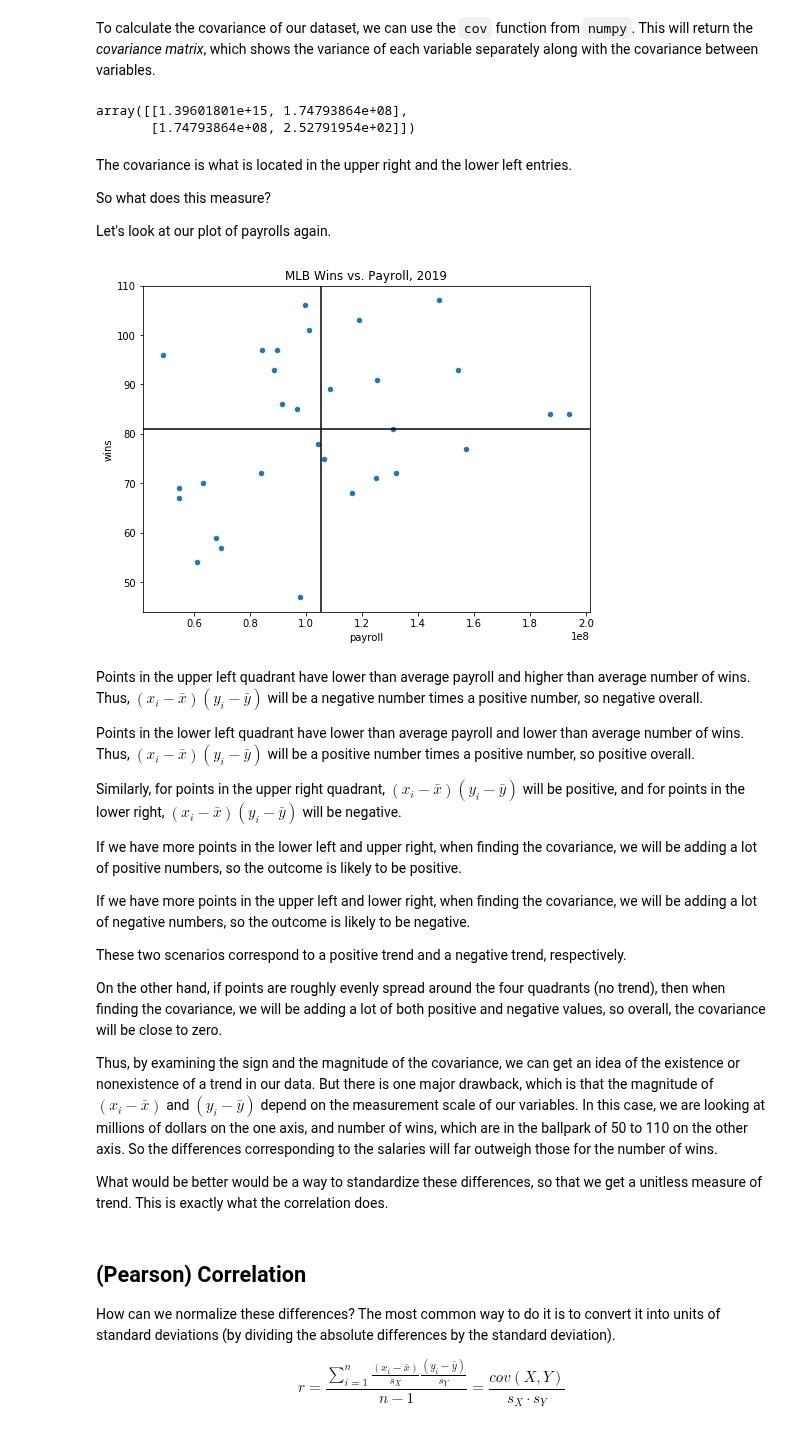
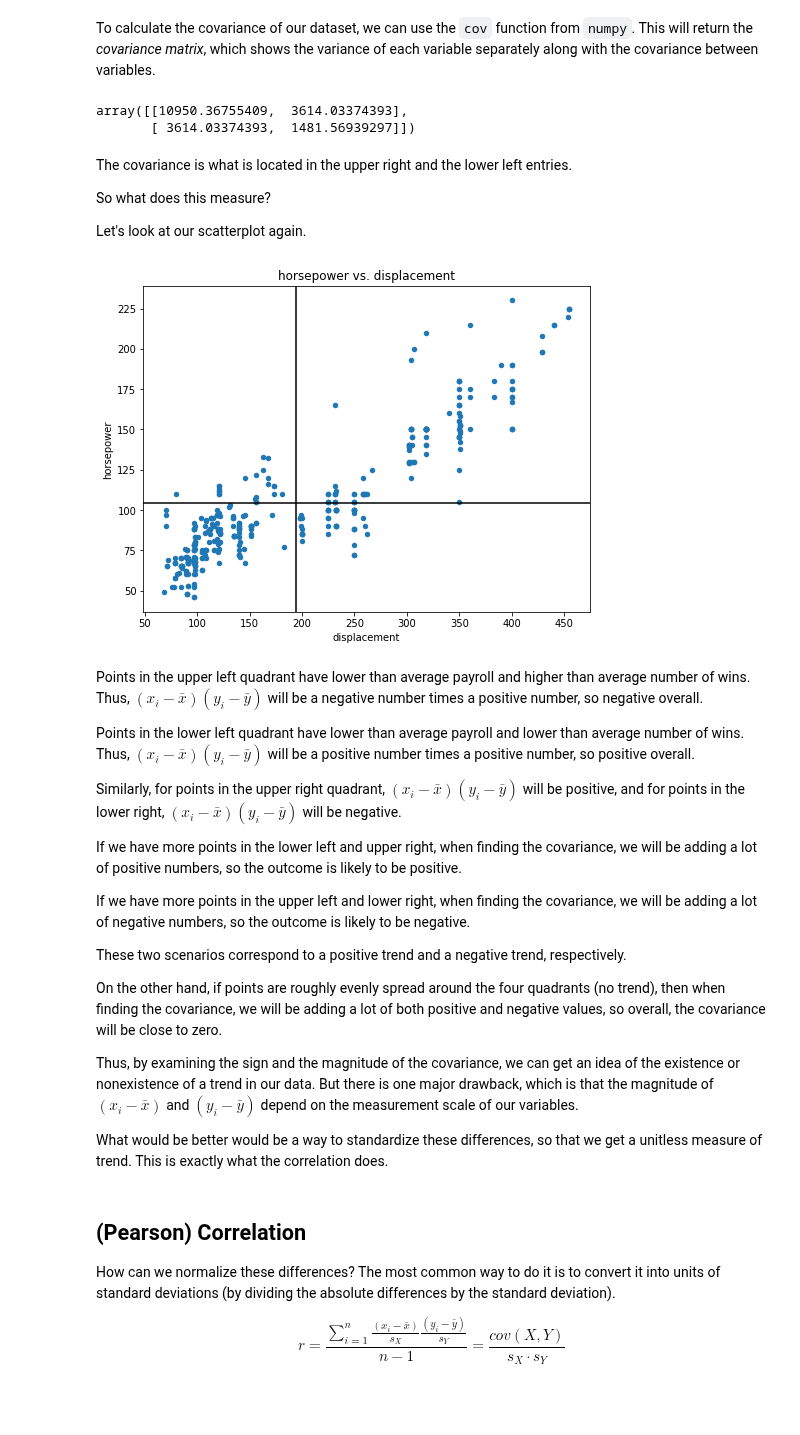
Before and after one commit to NSS-Data-Instructional-Stuff/stats-for-data-science, a Jupyter notebook: notebooks/02_Exploratory_Data_Analysis-Part_2_Two_Variable.ipynb, the cells around one changed output. Saved outputs shown, nothing was run; the diff lists cells and outputs as text; code cells hidden in the pictures; blank space fills up the shorter version.

```diff
--- a/notebooks/02_Exploratory_Data_Analysis-Part_2_Two_Variable.ipynb
+++ b/notebooks/02_Exploratory_Data_Analysis-Part_2_Two_Variable.ipynb
@@ -143,14 +85,14 @@ where $\bar{x}$ is the mean of the $x_i$'s and $\bar{y}$ is the mean of the $y_i
 To calculate the covariance of our dataset, we can use the `cov` function from `numpy`. This will return the *covariance matrix*, which shows the variance of each variable separately along with the covariance between variables.
 # %%
 import numpy as np
-# %%
-np.cov(mlb.payroll, mlb.wins)
-# %% [output]
-array([[1.39601801e+15, 1.74793864e+08],
-       [1.74793864e+08, 2.52791954e+02]])
+# %%
+np.cov(cars.displacement, cars.horsepower)
+# %% [output]
+array([[10950.36755409,  3614.03374393],
+       [ 3614.03374393,  1481.56939297]])
 # %% [markdown]
 The covariance is what is located in the upper right and the lower left entries.
 
 So what does this measure?
 
-Let's look at our plot of payrolls again.
+Let's look at our scatterplot again.
@@ -160,11 +99,14 @@ wins_mean = mlb.wins.mean()
+# %%
+displacement_mean = cars.displacement.mean()
+horsepower_mean = cars.horsepower.mean()
 # %%
 fig, ax = plt.subplots(figsize = (8,6))
-mlb.plot(kind = 'scatter', x = 'payroll', y = 'wins', ax = ax)
-plt.axvline(x = payroll_mean, color = 'black')
-plt.axhline(y = wins_mean, color = 'black')
-plt.title('MLB Wins vs. Payroll, 2019');
+cars.plot(kind = 'scatter', x = 'displacement', y = 'horsepower', ax = ax)
+plt.axvline(x = displacement_mean, color = 'black')
+plt.axhline(y = horsepower_mean, color = 'black')
+plt.title('horsepower vs. displacement');
 # %% [output]
-[figure, old version]
+[figure, new version]
 # %% [markdown]
 Points in the upper left quadrant have lower than average payroll and higher than average number of wins. Thus, $(x_i - \bar{x})(y_i - \bar{y})$ will be a negative number times a positive number, so negative overall.
 
@@ -180,7 +122,7 @@ These two scenarios correspond to a positive trend and a negative trend, respect
 
 On the other hand, if points are roughly evenly spread around the four quadrants (no trend), then when finding the covariance, we will be adding a lot of both positive and negative values, so overall, the covariance will be close to zero.
 
-Thus, by examining the sign and the magnitude of the covariance, we can get an idea of the existence or nonexistence of a trend in our data. But there is one major drawback, which is that the magnitude of $(x_i - \bar{x})$ and $(y_i - \bar{y})$ depend on the measurement scale of our variables. In this case, we are looking at millions of dollars on the one axis, and number of wins, which are in the ballpark of 50 to 110 on the other axis. So the differences corresponding to the salaries will far outweigh those for the number of wins.
+Thus, by examining the sign and the magnitude of the covariance, we can get an idea of the existence or nonexistence of a trend in our data. But there is one major drawback, which is that the magnitude of $(x_i - \bar{x})$ and $(y_i - \bar{y})$ depend on the measurement scale of our variables.
 
 What would be better would be a way to standardize these differences, so that we get a unitless measure of trend. This is exactly what the correlation does.
 # %% [markdown]
```
Also changed, not shown: parts of 25 cells of this notebook.
